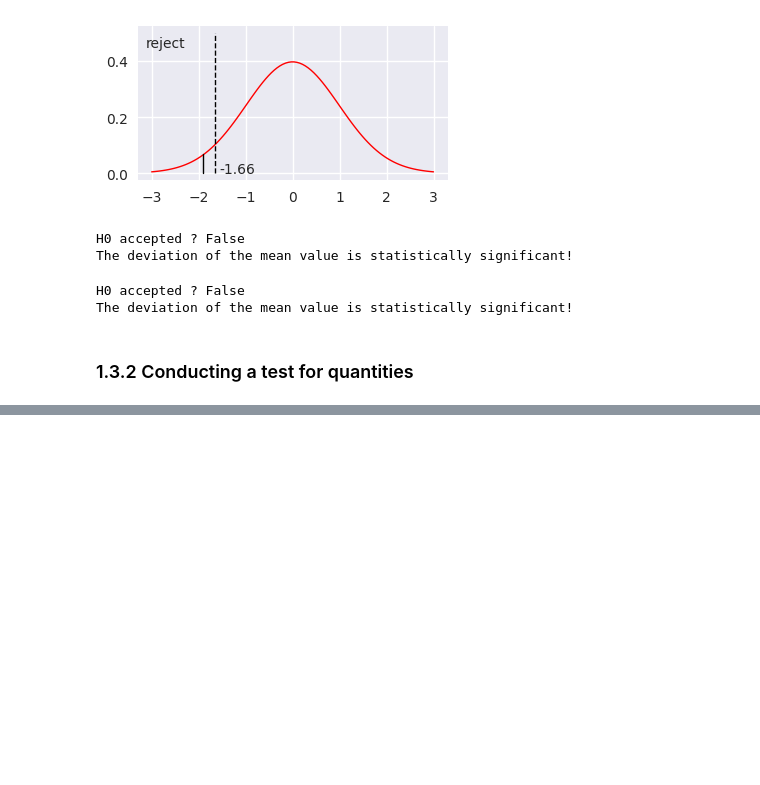
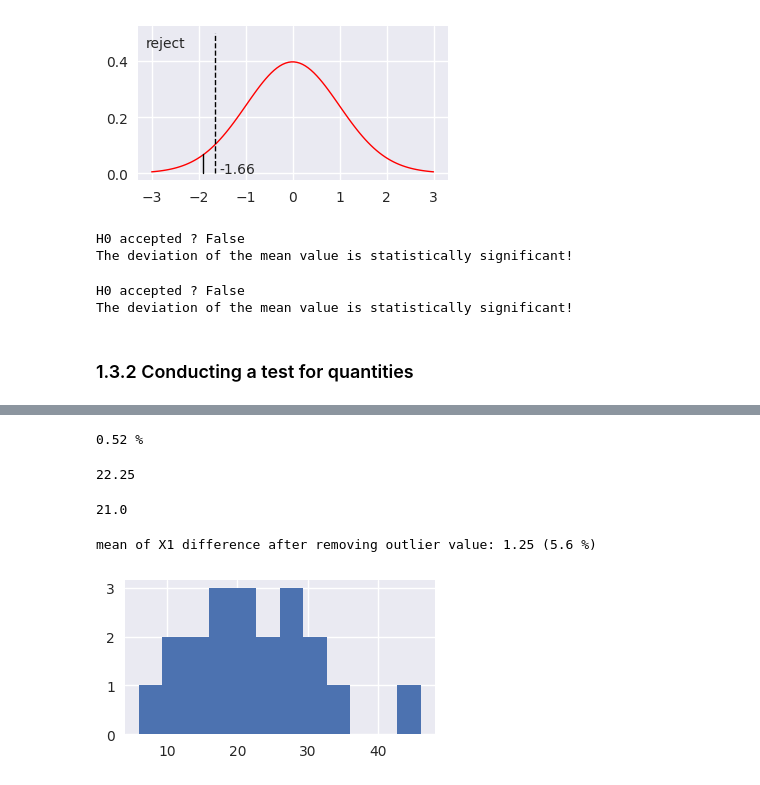
Before and after one commit to baltricks/mva, a Jupyter notebook: notebooks/1_Introduction.ipynb, the cells around one changed output, grey strips where cells are left out. Drawn from its saved outputs; the diff is of its cells as text; code cells hidden in the pictures; blank space fills up the shorter version.

```diff
--- a/notebooks/1_Introduction.ipynb
+++ b/notebooks/1_Introduction.ipynb
@@ -426,0 +483,12 @@ The deviation of the mean value is statistically significant!
+# %%
+dataOutlier = { 'x1':[26, 34, 19, 20, 19, 23, 20, 32, 12, 6, 11, 29, 15, 16, 24, 46, 30, 15, 20, 28],
+               'x2':[26, 30, 29, 24, 14, 30, 27, 33, 7, 9, 17, 22, 15, 26, 18, 39, 26, 21, 19, 31]}
+
+meanX1, meanX2 = np.mean(dataOutlier['x1']), np.mean(dataOutlier['x2'])
+sX1, sX2       = np.std(dataOutlier['x1'], ddof=1), np.std(dataOutlier['x2'], ddof=1)
+
+dataOutlier['z1'] = [(xi - meanX1) / sX1 for xi in dataOutlier['x1']]
+dataOutlier['z2'] = [(xi - meanX2) / sX2 for xi in dataOutlier['x2']]
+
+dfOutlier = pd.DataFrame(dataOutlier)
+dfOutlier
@@ -426,0 +525,29 @@ The deviation of the mean value is statistically significant!
+# %%
+# probability of 2.564365 for z1:
+print(f"{100 * round(norm(0, 1).cdf(-2.564365), 4)} %")
+# %% [output]
+0.52 %
+# %%
+meanX1
+# %% [output]
+22.25
+# %%
+# without tupel 15:
+meanX1WithoutOutlier = (sum(dfOutlier['x1']) - dfOutlier['x1'][15]) / (len(dfOutlier['x1']) - 1)
+meanX1WithoutOutlier
+# %% [output]
+21.0
+# %%
+print(f"mean of X1 difference after removing outlier value: {meanX1 - meanX1WithoutOutlier} ({round(100 * (meanX1 - meanX1WithoutOutlier) / meanX1, 1)} %) ")
+# %% [output]
+mean of X1 difference after removing outlier value: 1.25 (5.6 %)
+# %%
+plt.style.use('seaborn')
+f = plt.figure()
+f.set_figwidth(4)
+f.set_figheight(2)
+
+plt.hist(dataOutlier['x1'], bins=12)
+plt.show()
+# %% [output]
+[figure, added]
```
Also changed, not shown: parts of 20 cells of this notebook.
